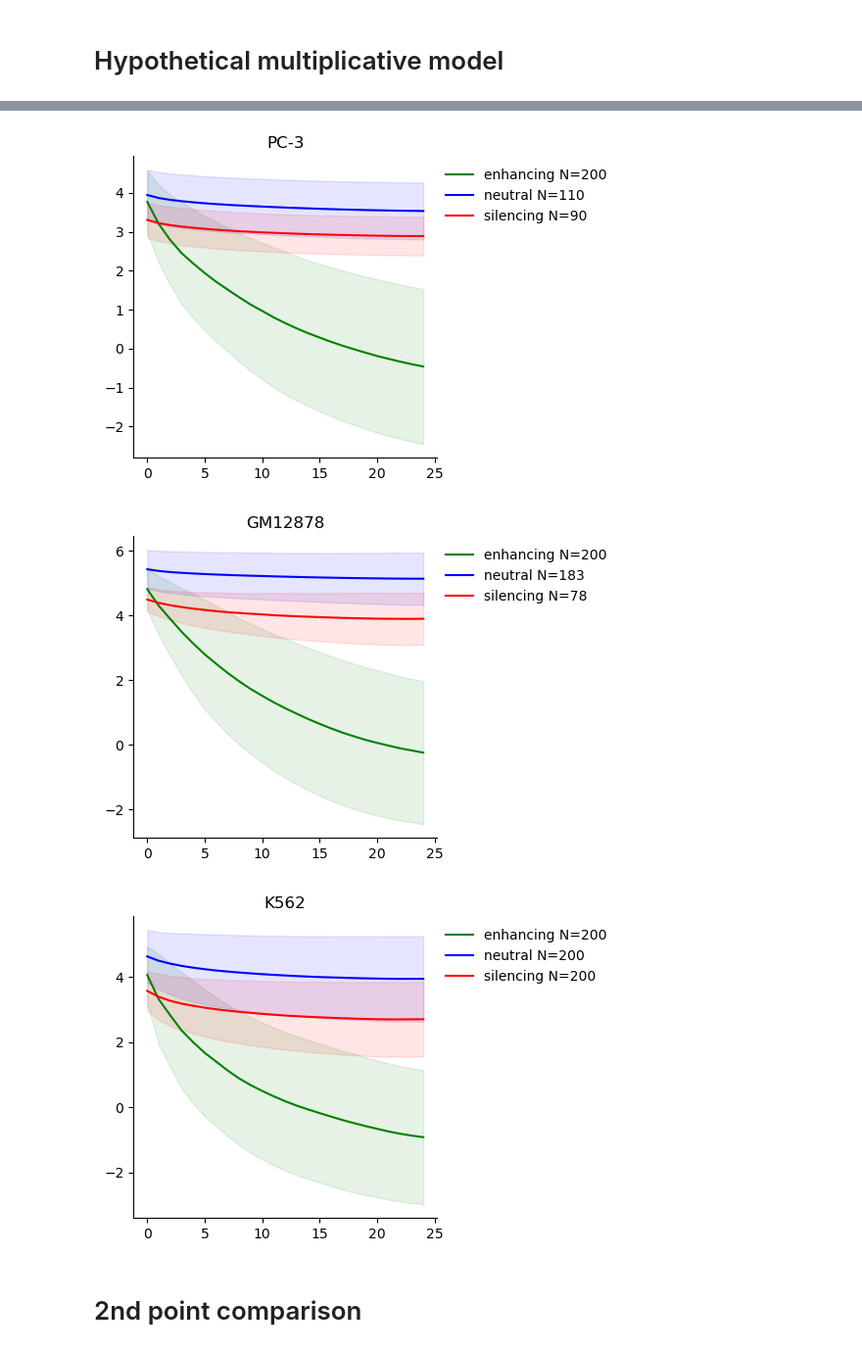
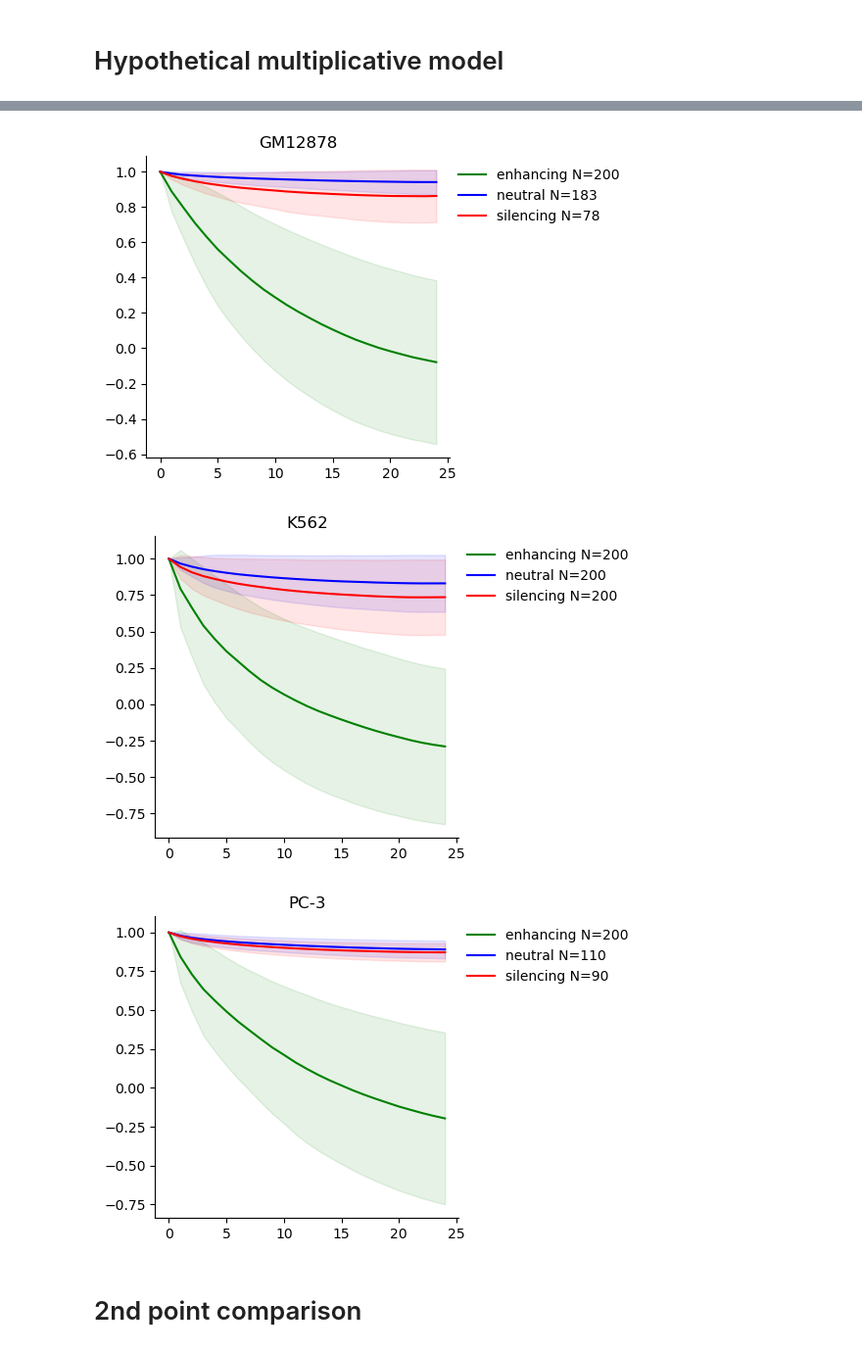
Before and after one commit to p-koo/creme-nn, a Jupyter notebook: figures/enhancer_greedy_search.ipynb, the cells around one changed output, grey strips where cells are left out. Shown: that part at 98% size. Drawn from its saved outputs; the diff is of its cells as text; code cells hidden in the pictures.

```diff
--- a/figures/enhancer_greedy_search.ipynb
+++ b/figures/enhancer_greedy_search.ipynb
@@ -325,28 +256,26 @@ No artists with labels found to put in legend.  Note that artists whose label st
-# %%
-color_map = {'enhancing': 'g', 'neutral':'b', 'silencing':'r'}
-for cell_line in cell_lines:
-
-
-    fig, ax = plt.subplots(1, 1, figsize=[4,4])
-
-    for context, data in result_summary[cell_line]['greedy search'].items():
-        data = np.array(data)
-
-        mean = data.mean(axis=0)
-        std = data.std(axis=0)
-        color = color_map[context]
-        ax.plot(mean, c=color, alpha=1, label=f'{context} N={data.shape[0]}')
-        ax.fill_between(range(data.shape[1]), mean-std, mean+std, alpha=0.1, color=color)
-
-    plt.legend(frameon=False, bbox_to_anchor=[1.6,1])
-    ax.spines['top'].set_visible(False)
-    ax.spines['right'].set_visible(False)
-    plt.title(cell_line)
-    plt.show()
-# %% [output]
-[figure, removed]
-[figure, removed]
-[figure, removed]
+# %%
+color_map = {'enhancing': 'g', 'neutral':'b', 'silencing':'r'}
+for (cell_line), all_context_data in all_traces.groupby('cell_line'):
+
+    fig, ax = plt.subplots(1, 1, figsize=[4,4])
+    for context, data in all_context_data.groupby('context'):
+        data = data['log_trace'].values.reshape((data.shape[0]//N_iters, N_iters))
+
+        mean = data.mean(axis=0)
+        std = data.std(axis=0)
+        color = color_map[context]
+        ax.plot(mean, c=color, alpha=1, label=f'{context} N={data.shape[0]}')
+        ax.fill_between(range(data.shape[1]), mean-std, mean+std, alpha=0.1, color=color)
+
+    plt.legend(frameon=False, bbox_to_anchor=[1.6,1])
+    ax.spines['top'].set_visible(False)
+    ax.spines['right'].set_visible(False)
+    plt.title(cell_line)
+    fig.savefig(f'{pdf_dir}/{cell_line}_multiplicative_enhancer_search.pdf')
+# %% [output]
+[figure, added]
+[figure, added]
+[figure, added]
 # %% [markdown]
 # 2nd point comparison
 # %%
```
Also changed, not shown: parts of 8 cells of this notebook, 8 other files.
